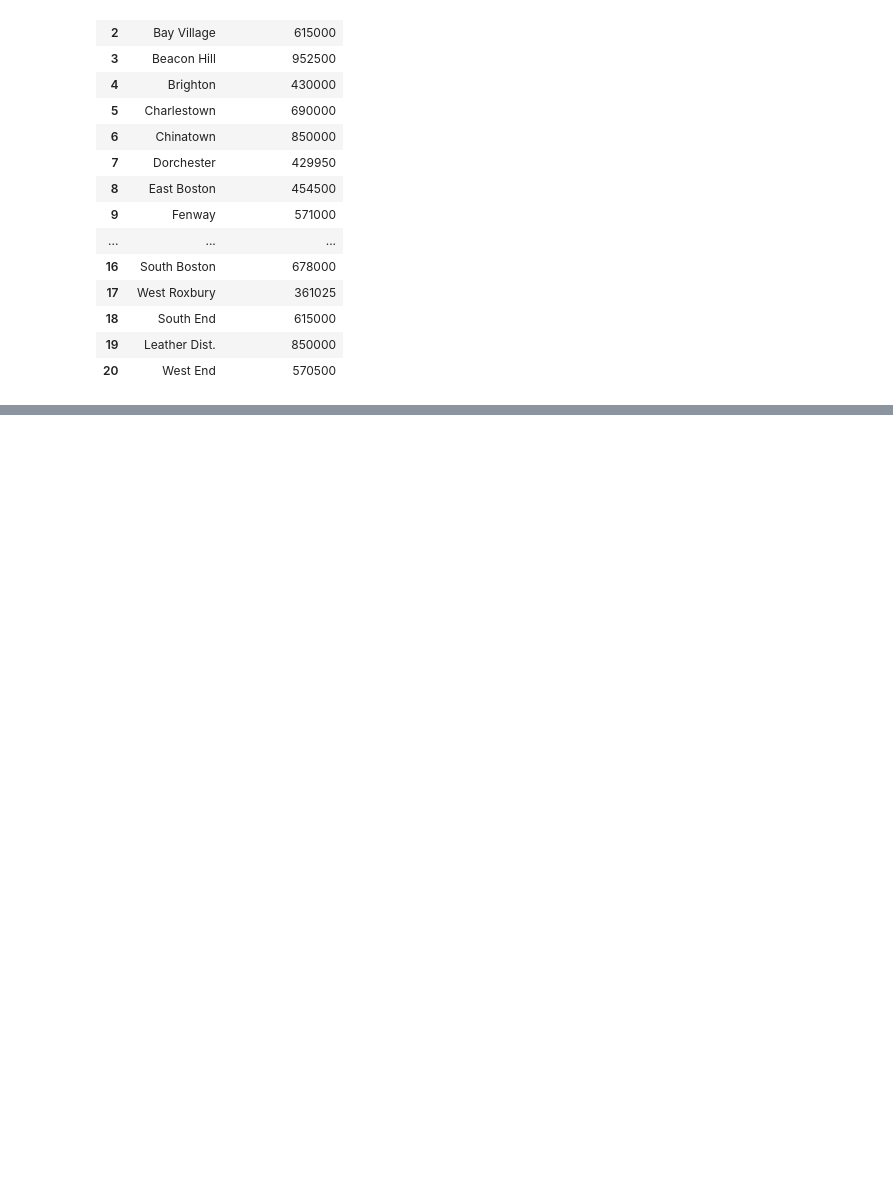
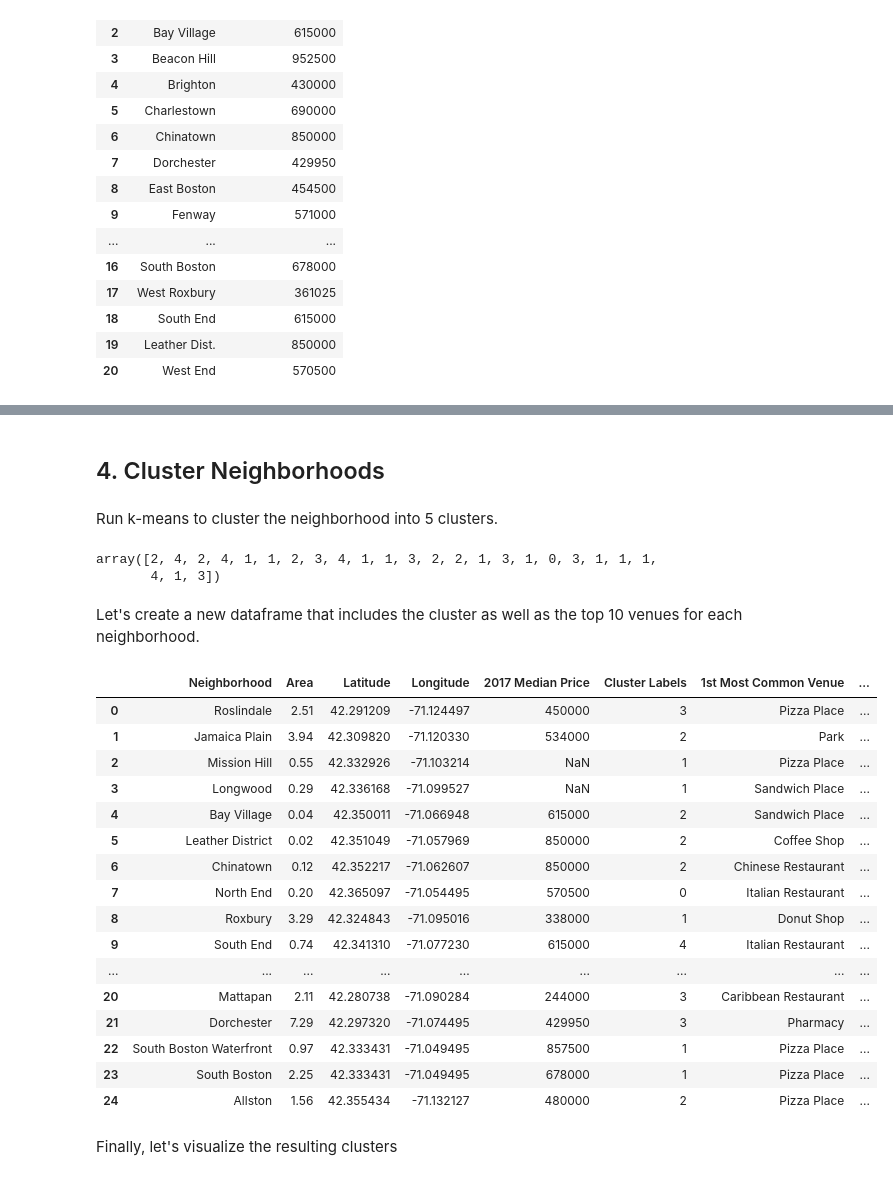
Before and after one commit to nromanenko/Coursera_Capstone, a Jupyter notebook: Capstone_Notebook.ipynb, the cells around one changed output, grey strips where cells are left out. Drawn from its saved outputs; the diff is of its cells as text; code cells hidden in the pictures; blank space fills up the shorter version.

```diff
--- a/Capstone_Notebook.ipynb
+++ b/Capstone_Notebook.ipynb
@@ -177,0 +476,3 @@ boston_map
+# %%
+df_boston = df_boston.drop(25,0)
+df_boston
@@ -177,0 +526,3 @@ boston_map
+# %%
+boston_grouped = boston_onehot.groupby('Neighborhood').mean().reset_index()
+boston_grouped
@@ -177,0 +555,12 @@ boston_map
+# %%
+num_top_venues = 7
+
+for hood in boston_grouped['Neighborhood']:
+    print("----"+hood+"----")
+    temp = boston_grouped[boston_grouped['Neighborhood'] == hood].T.reset_index()
+    temp.columns = ['venue','freq']
+    temp = temp.iloc[1:]
+    temp['freq'] = temp['freq'].astype(float)
+    temp = temp.round({'freq': 2})
+    print(temp.sort_values('freq', ascending=False).reset_index(drop=True).head(num_top_venues))
+    print('\n')
@@ -177,0 +630,50 @@ boston_map
+# %% [markdown]
+## 4. Cluster Neighborhoods
+# %% [markdown]
+Run k-means to cluster the neighborhood into 5 clusters.
+# %%
+# set number of clusters
+kclusters = 5
+
+boston_grouped_clustering = boston_grouped.drop('Neighborhood', 1)
+
+# run k-means clustering
+kmeans = KMeans(n_clusters=kclusters, random_state=0).fit(boston_grouped_clustering)
+
+# check cluster labels generated for each row in the dataframe
+kmeans.labels_
+# %% [output]
+array([2, 4, 2, 4, 1, 1, 2, 3, 4, 1, 1, 3, 2, 2, 1, 3, 1, 0, 3, 1, 1, 1,
+       4, 1, 3])
+# %% [markdown]
+Let's create a new dataframe that includes the cluster as well as the top 10 venues for each neighborhood.
+# %%
+# add clustering labels
+neighborhoods_venues_sorted.insert(0, 'Cluster Labels', kmeans.labels_)
+
+boston_merged = df_boston
+
+# merge toronto_grouped with toronto_data to add latitude/longitude for each neighborhood
+boston_merged = boston_merged.join(neighborhoods_venues_sorted.set_index('Neighborhood'), on='Neighborhood')
+
+boston_merged
+# %% [output]
+|  | Neighborhood | Area | Latitude | Longitude | 2017 Median Price | Cluster Labels | 1st Most Common Venue | ... |
+| 0 | Roslindale | 2.51 | 42.291209 | -71.124497 | 450000 | 3 | Pizza Place | ... |
+| 1 | Jamaica Plain | 3.94 | 42.309820 | -71.120330 | 534000 | 2 | Park | ... |
+| 2 | Mission Hill | 0.55 | 42.332926 | -71.103214 | NaN | 1 | Pizza Place | ... |
+| 3 | Longwood | 0.29 | 42.336168 | -71.099527 | NaN | 1 | Sandwich Place | ... |
+| 4 | Bay Village | 0.04 | 42.350011 | -71.066948 | 615000 | 2 | Sandwich Place | ... |
+| 5 | Leather District | 0.02 | 42.351049 | -71.057969 | 850000 | 2 | Coffee Shop | ... |
+| 6 | Chinatown | 0.12 | 42.352217 | -71.062607 | 850000 | 2 | Chinese Restaurant | ... |
+| 7 | North End | 0.20 | 42.365097 | -71.054495 | 570500 | 0 | Italian Restaurant | ... |
+| 8 | Roxbury | 3.29 | 42.324843 | -71.095016 | 338000 | 1 | Donut Shop | ... |
+| 9 | South End | 0.74 | 42.341310 | -71.077230 | 615000 | 4 | Italian Restaurant | ... |
+| ... | ... | ... | ... | ... | ... | ... | ... | ... |
+| 20 | Mattapan | 2.11 | 42.280738 | -71.090284 | 244000 | 3 | Caribbean Restaurant | ... |
+| 21 | Dorchester | 7.29 | 42.297320 | -71.074495 | 429950 | 3 | Pharmacy | ... |
+| 22 | South Boston Waterfront | 0.97 | 42.333431 | -71.049495 | 857500 | 1 | Pizza Place | ... |
+| 23 | South Boston | 2.25 | 42.333431 | -71.049495 | 678000 | 1 | Pizza Place | ... |
+| 24 | Allston | 1.56 | 42.355434 | -71.132127 | 480000 | 2 | Pizza Place | ... |
+# %% [markdown]
+Finally, let's visualize the resulting clusters
```
Also changed, not shown: parts of 76 cells of this notebook, 5 other files.
